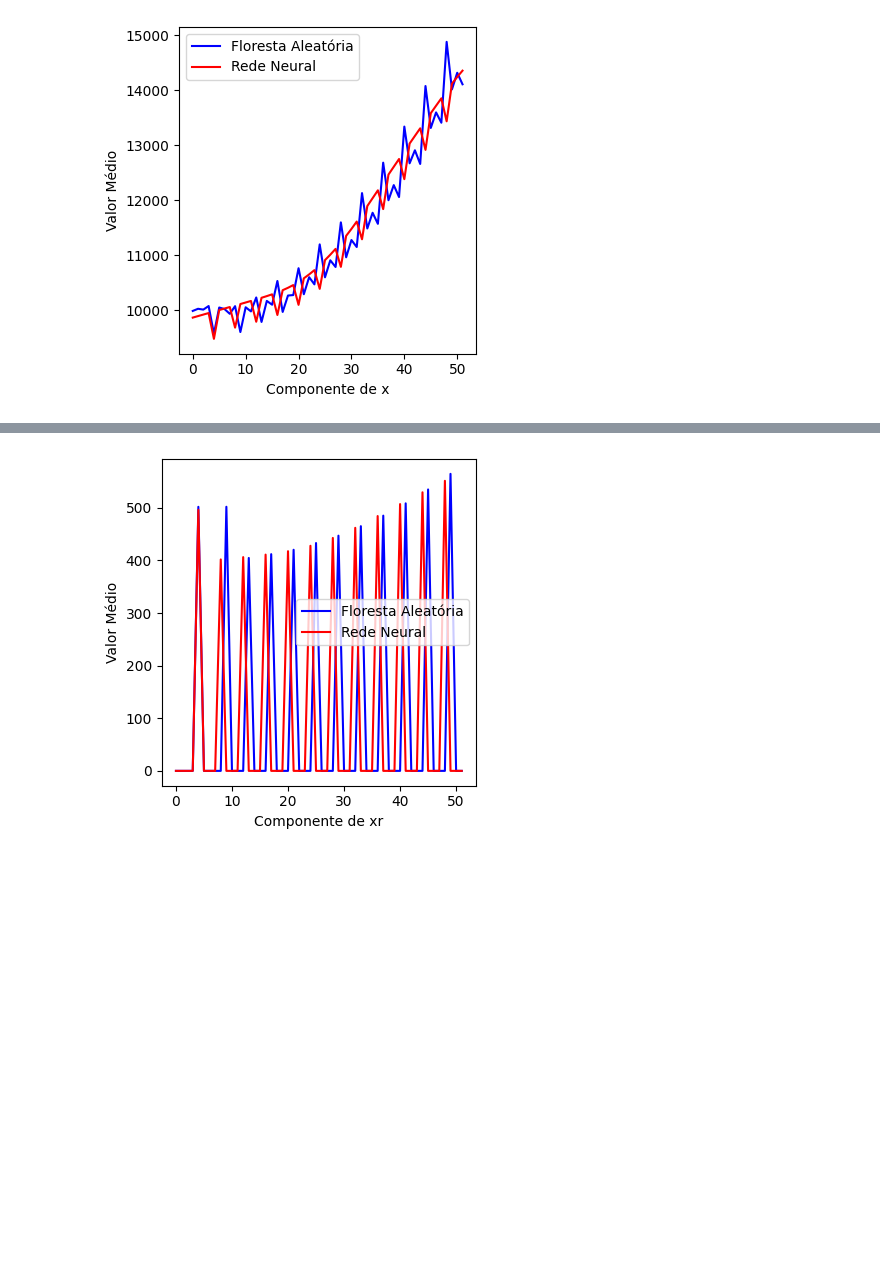
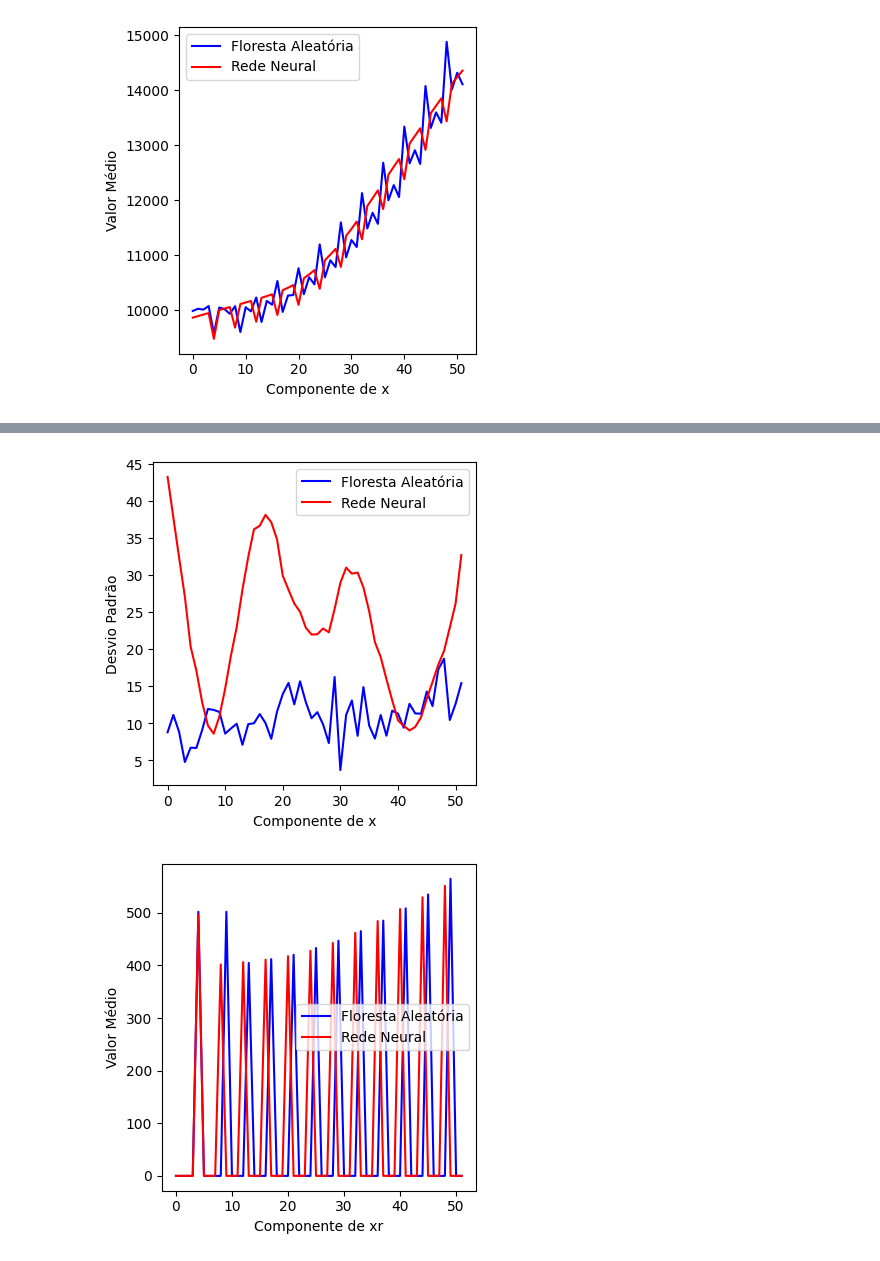
Before and after one commit to MarcioB1999/ML_for_ULS, a Jupyter notebook: ULS_resultados_graficos.ipynb, the cells around one changed output, grey strips where cells are left out. Cells and saved outputs as stored; diff of their text form; code cells hidden in the pictures; blank space fills up the shorter version.

```diff
--- a/ULS_resultados_graficos.ipynb
+++ b/ULS_resultados_graficos.ipynb
@@ -52,6 +52,19 @@ def describe_var_grafico(describe1_var,describe2_var,var):
     plt.tight_layout()
     plt.savefig(f'Imgs\{var}Medio.png', format='png')
     plt.show()
+# %%
+def describe_var_desv_grafico(describe1_var,describe2_var,var):
+    fig=plt.figure(figsize=(4,4))
+
+    plt.plot(range(52),describe1_var.iloc[2,:],color='blue',label='Floresta Aleatória')
+    plt.plot(range(52),describe2_var.iloc[2,:],color='red',label='Rede Neural')
+
+    plt.xlabel('Componente de '+var)
+    plt.ylabel('Desvio Padrão')
+    plt.legend()
+    plt.tight_layout()
+    plt.savefig(f'Imgs\{var}FrdvioPadrao.png', format='png')
+    plt.show()
 # %%
 def plot_dist(describe_dist_var,var):
     fig=plt.figure(figsize=(4,4))
@@ -258,3 +229,7 @@ describe1_x
+# %%
+describe_var_desv_grafico(describe1_x,describe2_x,'x')
+# %% [output]
+[figure, added]
 # %%
 describe1_xr = describe_var(resultados_dataframe_1,'xr').describe()
 describe2_xr = describe_var(resultados_dataframe_2,'xr').describe()
```
Also changed, not shown: parts of 7 cells of this notebook.
